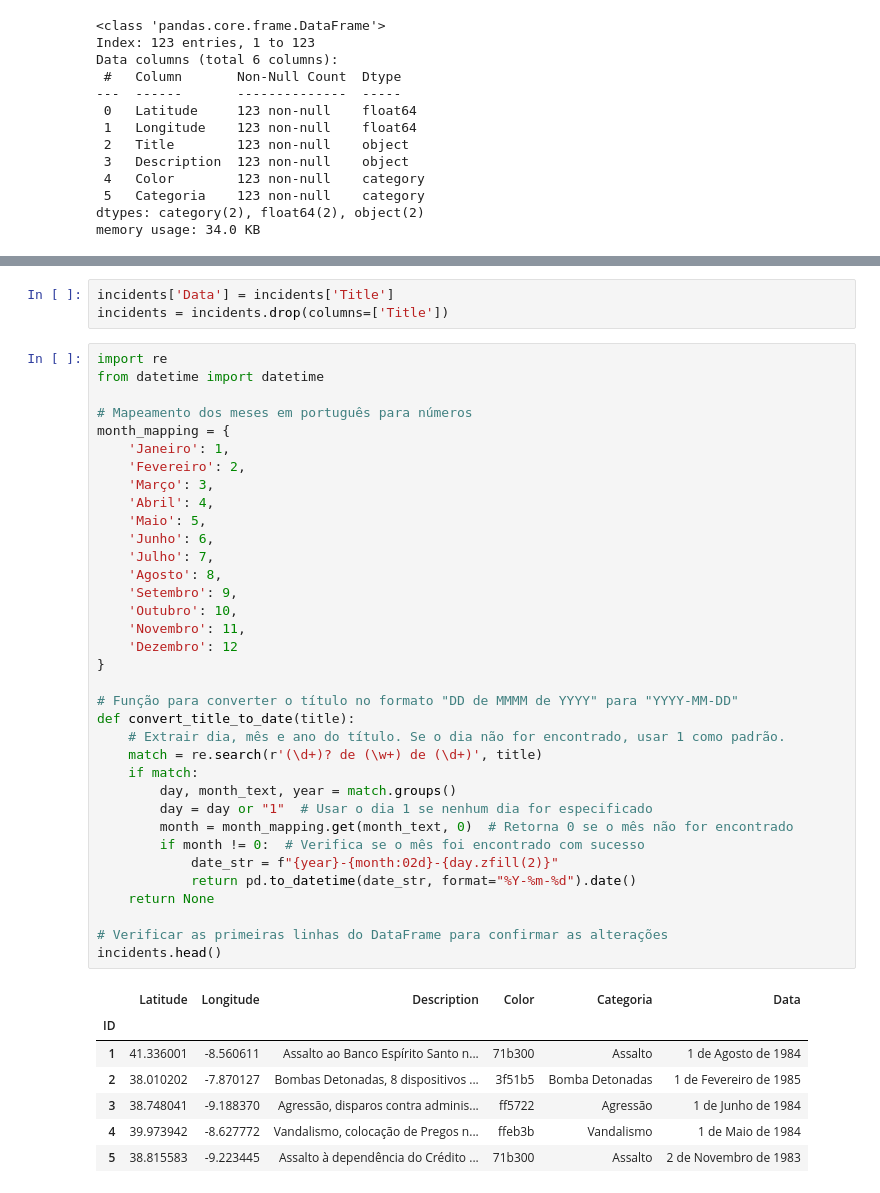
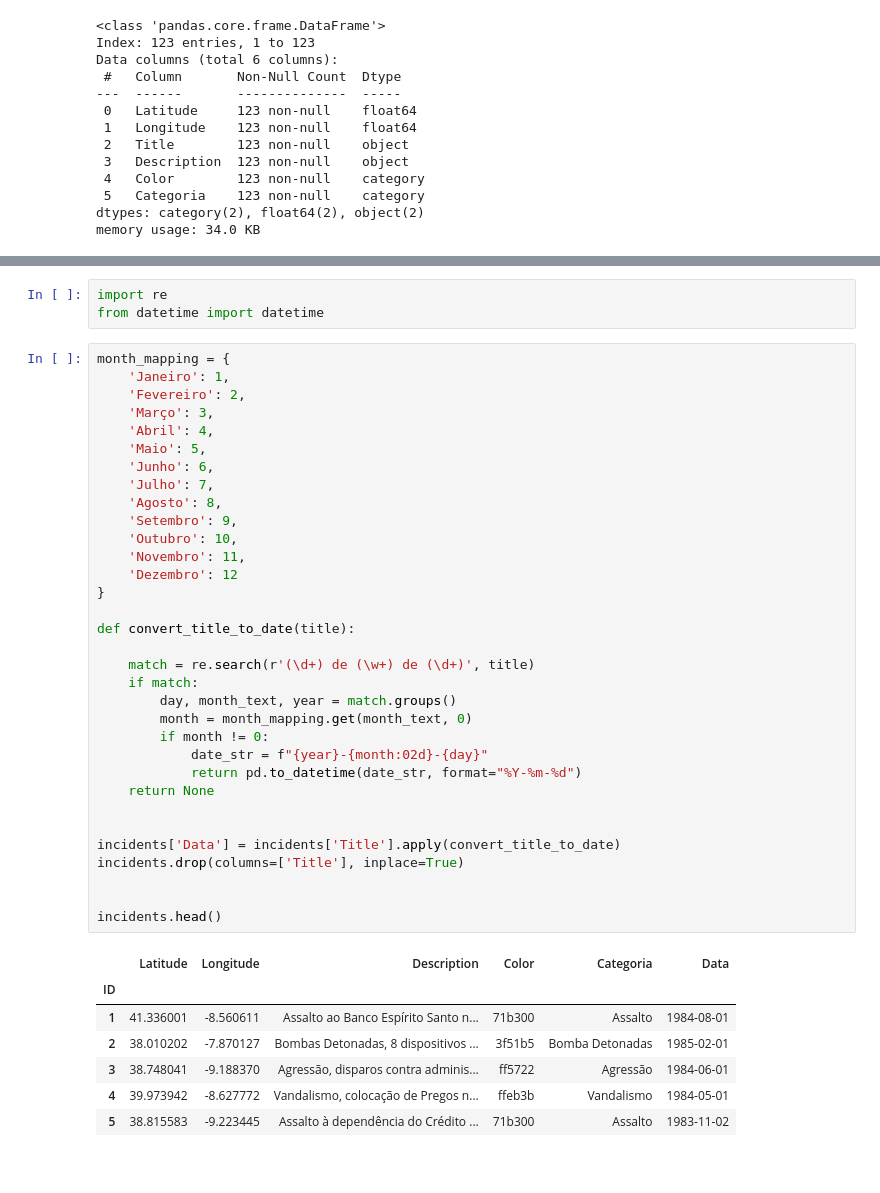
Before and after one commit to kikobatistaa/GEOFP25, a Jupyter notebook: main.ipynb, the cells around one changed output, grey strips where cells are left out. Saved outputs shown, nothing was run; the diff lists cells and outputs as text.

```diff
--- a/main.ipynb
+++ b/main.ipynb
@@ -171,47 +171,45 @@ incidents
 123 rows × 6 columns
-# %%
-incidents['Data'] = incidents['Title']
-incidents = incidents.drop(columns=['Title'])
+# %%
+import re
+from datetime import datetime
 # %%
-import re
-from datetime import datetime
-
-# Mapeamento dos meses em português para números
 month_mapping = {
     'Janeiro': 1,
     'Fevereiro': 2,
     'Março': 3,
     'Abril': 4,
     'Maio': 5,
     'Junho': 6,
     'Julho': 7,
     'Agosto': 8,
     'Setembro': 9,
     'Outubro': 10,
     'Novembro': 11,
     'Dezembro': 12
 }
 
-# Função para converter o título no formato "DD de MMMM de YYYY" para "YYYY-MM-DD"
 def convert_title_to_date(title):
-    # Extrair dia, mês e ano do título. Se o dia não for encontrado, usar 1 como padrão.
-    match = re.search(r'(\d+)? de (\w+) de (\d+)', title)
+
+    match = re.search(r'(\d+) de (\w+) de (\d+)', title)
     if match:
         day, month_text, year = match.groups()
-        day = day or "1"  # Usar o dia 1 se nenhum dia for especificado
-        month = month_mapping.get(month_text, 0)  # Retorna 0 se o mês não for encontrado
-        if month != 0:  # Verifica se o mês foi encontrado com sucesso
-            date_str = f"{year}-{month:02d}-{day.zfill(2)}"
-            return pd.to_datetime(date_str, format="%Y-%m-%d").date()
+        month = month_mapping.get(month_text, 0)
+        if month != 0:
+            date_str = f"{year}-{month:02d}-{day}"
+            return pd.to_datetime(date_str, format="%Y-%m-%d")
     return None
 
-# Verificar as primeiras linhas do DataFrame para confirmar as alterações
+
+incidents['Data'] = incidents['Title'].apply(convert_title_to_date)
+incidents.drop(columns=['Title'], inplace=True)
+
+
 incidents.head()
 # %% [output]
 |  | Latitude | Longitude | Description | Color | Categoria | Data |
 | ID |  |  |  |  |  |  |
-| 1 | 41.336001 | -8.560611 | Assalto ao Banco Espírito Santo n... | 71b300 | Assalto | 1 de Agosto de 1984 |
-| 2 | 38.010202 | -7.870127 | Bombas Detonadas, 8 dispositivos ... | 3f51b5 | Bomba Detonadas | 1 de Fevereiro de 1985 |
-| 3 | 38.748041 | -9.188370 | Agressão, disparos contra adminis... | ff5722 | Agressão | 1 de Junho de 1984 |
-| 4 | 39.973942 | -8.627772 | Vandalismo, colocação de Pregos n... | ffeb3b | Vandalismo | 1 de Maio de 1984 |
-| 5 | 38.815583 | -9.223445 | Assalto à dependência do Crédito ... | 71b300 | Assalto | 2 de Novembro de 1983 |
+| 1 | 41.336001 | -8.560611 | Assalto ao Banco Espírito Santo n... | 71b300 | Assalto | 1984-08-01 |
+| 2 | 38.010202 | -7.870127 | Bombas Detonadas, 8 dispositivos ... | 3f51b5 | Bomba Detonadas | 1985-02-01 |
+| 3 | 38.748041 | -9.188370 | Agressão, disparos contra adminis... | ff5722 | Agressão | 1984-06-01 |
+| 4 | 39.973942 | -8.627772 | Vandalismo, colocação de Pregos n... | ffeb3b | Vandalismo | 1984-05-01 |
+| 5 | 38.815583 | -9.223445 | Assalto à dependência do Crédito ... | 71b300 | Assalto | 1983-11-02 |
```
Also changed, not shown: parts of 8 cells of this notebook, 1 other file.
